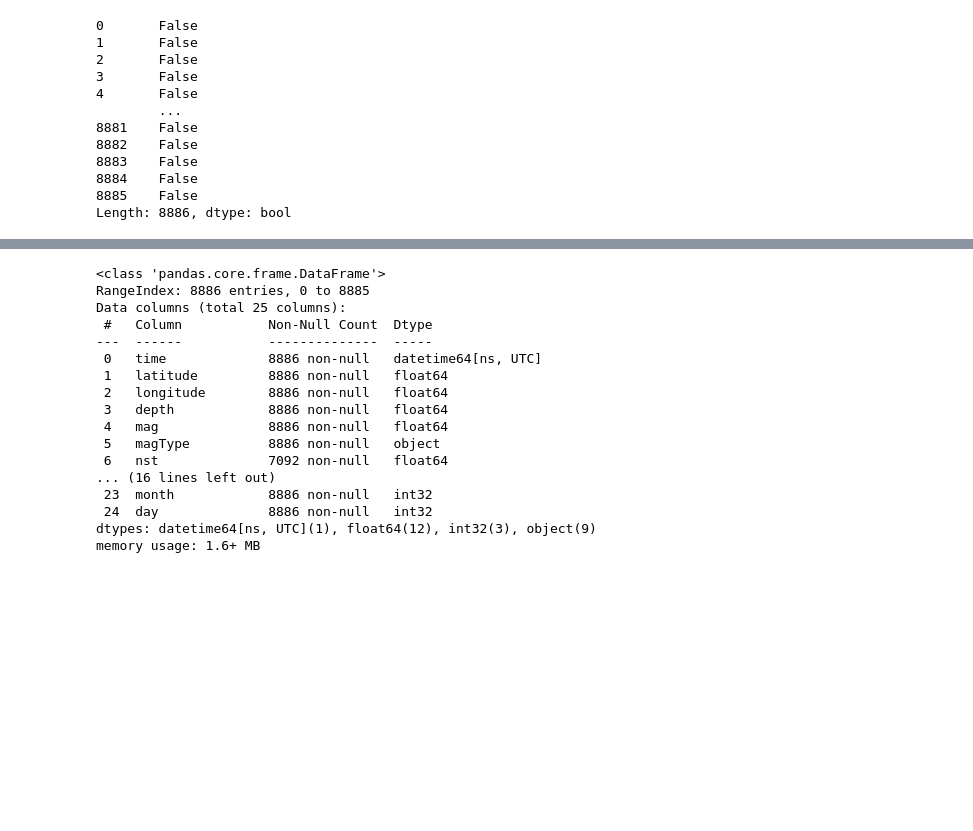
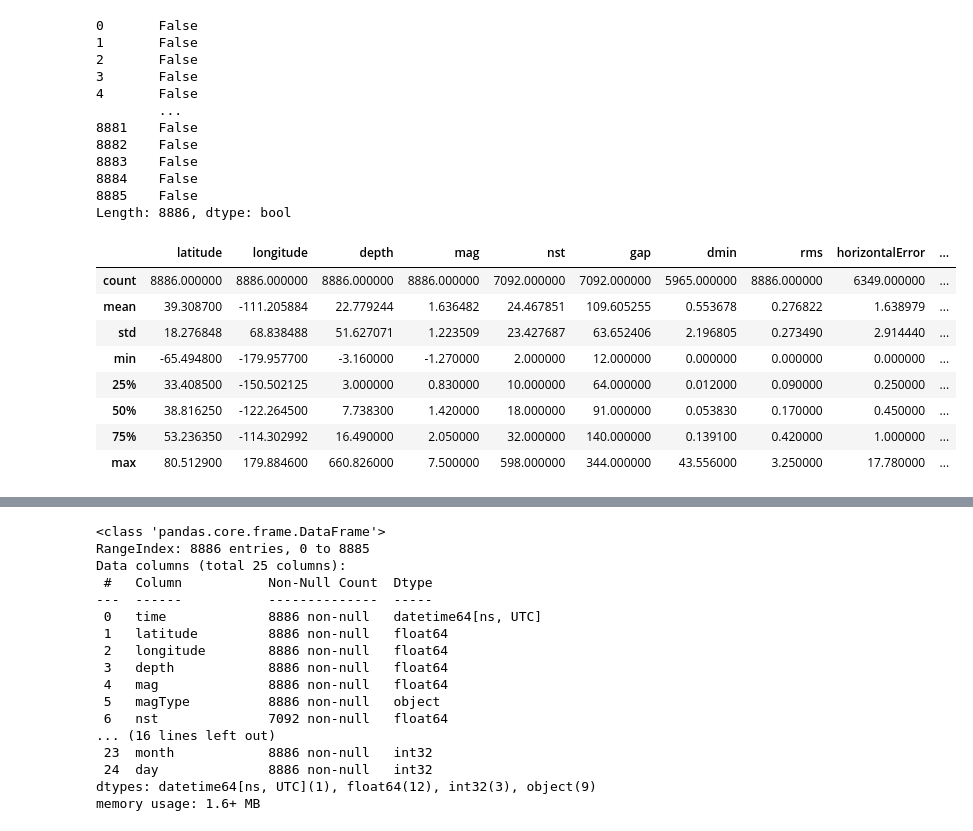
Before and after one commit to Alexandre-Duval/Earthquake-Data-Analysis, a Jupyter notebook: earthquake_analysis.ipynb, the cells around one changed output, grey strips where cells are left out. Saved outputs shown, nothing was run; the diff lists cells and outputs as text; code cells hidden in the pictures; blank space fills up the shorter version.

```diff
--- a/earthquake_analysis.ipynb
+++ b/earthquake_analysis.ipynb
@@ -59,3 +64,15 @@ memory usage: 1.5+ MB
 8884    False
 8885    False
 Length: 8886, dtype: bool
+# %%
+df.describe()
+# %% [output]
+|  | latitude | longitude | depth | mag | nst | gap | dmin | rms | horizontalError | ... |
+| count | 8886.000000 | 8886.000000 | 8886.000000 | 8886.000000 | 7092.000000 | 7092.000000 | 5965.000000 | 8886.000000 | 6349.000000 | ... |
+| mean | 39.308700 | -111.205884 | 22.779244 | 1.636482 | 24.467851 | 109.605255 | 0.553678 | 0.276822 | 1.638979 | ... |
+| std | 18.276848 | 68.838488 | 51.627071 | 1.223509 | 23.427687 | 63.652406 | 2.196805 | 0.273490 | 2.914440 | ... |
+| min | -65.494800 | -179.957700 | -3.160000 | -1.270000 | 2.000000 | 12.000000 | 0.000000 | 0.000000 | 0.000000 | ... |
+| 25% | 33.408500 | -150.502125 | 3.000000 | 0.830000 | 10.000000 | 64.000000 | 0.012000 | 0.090000 | 0.250000 | ... |
+| 50% | 38.816250 | -122.264500 | 7.738300 | 1.420000 | 18.000000 | 91.000000 | 0.053830 | 0.170000 | 0.450000 | ... |
+| 75% | 53.236350 | -114.302992 | 16.490000 | 2.050000 | 32.000000 | 140.000000 | 0.139100 | 0.420000 | 1.000000 | ... |
+| max | 80.512900 | 179.884600 | 660.826000 | 7.500000 | 598.000000 | 344.000000 | 43.556000 | 3.250000 | 17.780000 | ... |
```
Also changed, not shown: parts of 15 cells of this notebook.
